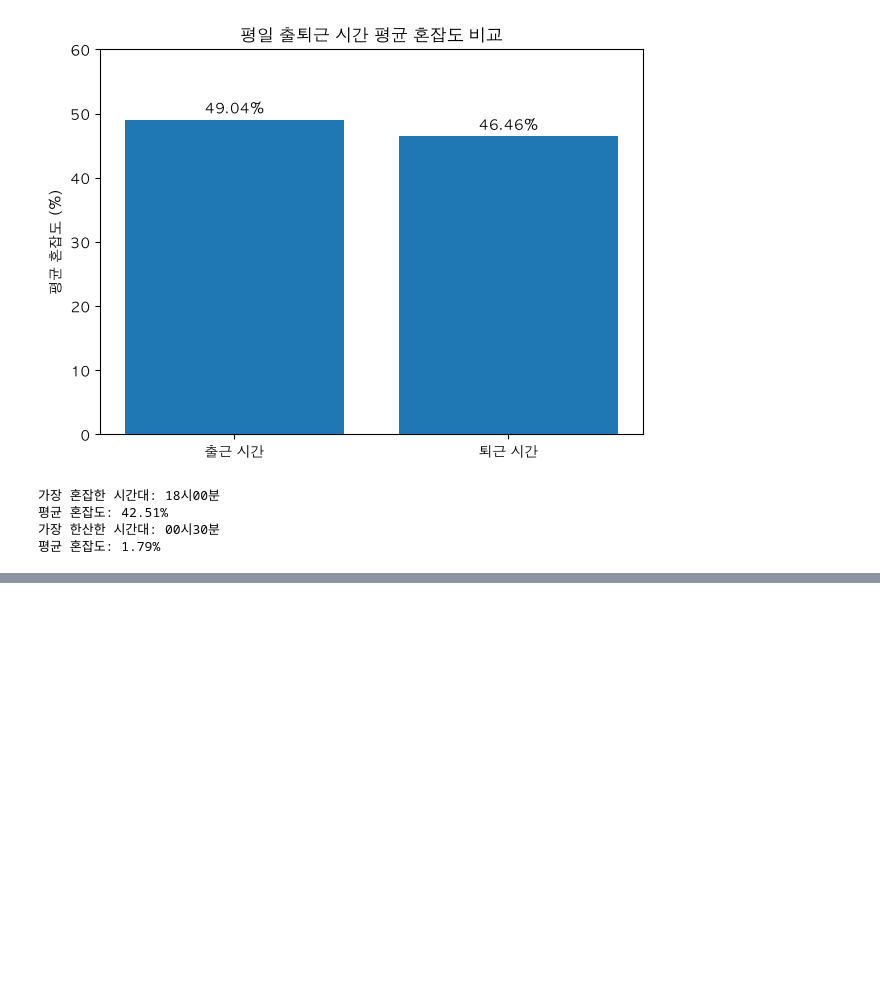
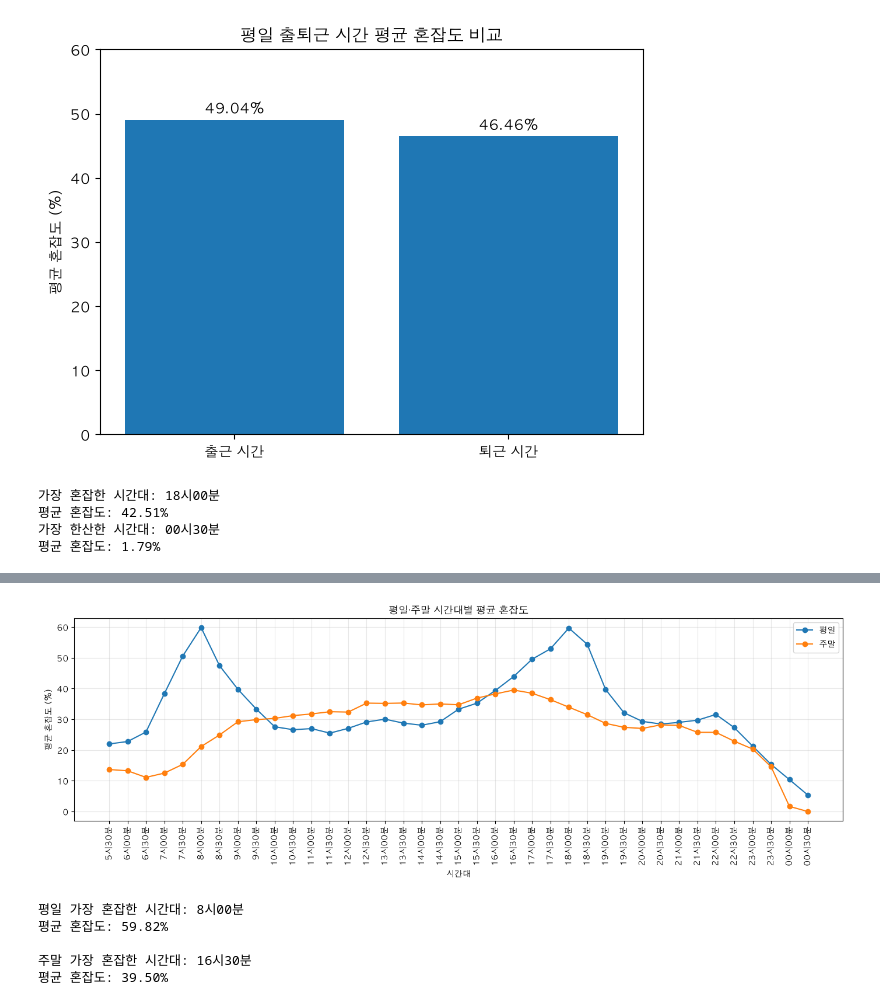
Before and after one commit to olloir/Subway_Congestion, a Jupyter notebook: Subway_Congestion.ipynb, the cells around one changed output, grey strips where cells are left out. Saved outputs shown, nothing was run; the diff lists cells and outputs as text; code cells hidden in the pictures; blank space fills up the shorter version.

```diff
--- a/Subway_Congestion.ipynb
+++ b/Subway_Congestion.ipynb
@@ -188,0 +234,37 @@ print(f"평균 혼잡도: {time_avg.min():.2f}%")
+# %%
+# 평일·주말 시간대별 평균 혼잡도
+day_time_avg = df.groupby("요일유형")[time_cols].mean()
+
+plt.figure(figsize=(14, 5))
+
+plt.plot(time_cols, day_time_avg.loc["평일"],
+         marker="o", label="평일")
+
+plt.plot(time_cols, day_time_avg.loc["주말"],
+         marker="o", label="주말")
+
+plt.title("평일·주말 시간대별 평균 혼잡도")
+plt.xlabel("시간대")
+plt.ylabel("평균 혼잡도 (%)")
+
+plt.xticks(rotation=90)
+plt.legend()
+plt.grid(True, alpha=0.3)
+plt.tight_layout()
+plt.show()
+# %% [output]
+[figure, added]
+# %%
+# 평일과 주말 각각 가장 혼잡한 시간대
+for day in ["평일", "주말"]:
+    avg = day_time_avg.loc[day]
+
+    print(f"{day} 가장 혼잡한 시간대: {avg.idxmax()}")
+    print(f"평균 혼잡도: {avg.max():.2f}%")
+    print()
+# %% [output]
+평일 가장 혼잡한 시간대: 8시00분
+평균 혼잡도: 59.82%
+
+주말 가장 혼잡한 시간대: 16시30분
+평균 혼잡도: 39.50%
```
Also changed, not shown: parts of 12 cells of this notebook.
